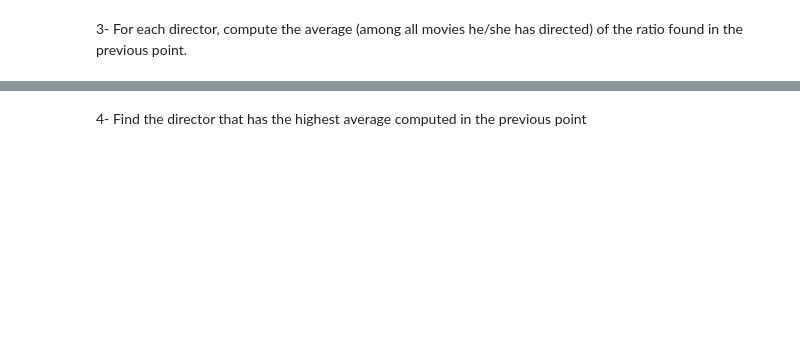
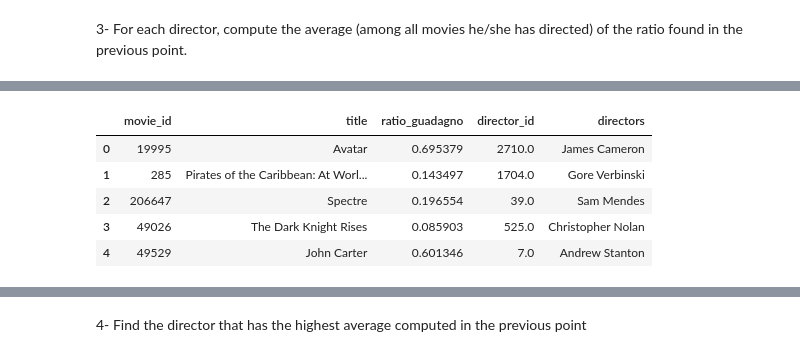
Before and after one commit to silviasantamaria/computerscience, a Jupyter notebook: NUOVO_PROJECT.ipynb, the cells around one changed output, grey strips where cells are left out. Drawn from its saved outputs; the diff is of its cells as text; code cells hidden in the pictures; blank space fills up the shorter version.

```diff
--- a/NUOVO_PROJECT.ipynb
+++ b/NUOVO_PROJECT.ipynb
@@ -561,8 +587,8 @@ totale.head()
 # %% [markdown]
 2- For each movie, compute the ratio between the attributed revenue of males and females in the cast
 # %%
-new_table = pd.merge(guadagno, attori.reset_index(), on='id')
-new_table = new_table[['title', 'id', 'name_x', 'guadagno','gender']]
+new_table = pd.merge(guadagno, attori.reset_index(), on='pers_id')
+new_table = new_table[['title', 'pers_id', 'name', 'guadagno','gender']]
 new_table = new_table[new_table['gender'] != 0.0]
 new_table = new_table.groupby(['title', 'gender']).sum()
 new_table = new_table.reset_index()[['title', 'gender', 'guadagno']]
@@ -587,5 +641,5 @@ tot_guadagni.head()
 3- For each director, compute the average (among all movies he/she has directed) of the ratio found in the previous point.
 # %%
 mf_ratio_movies = pd.merge(movie_id.reset_index(),tot_guadagni, on = 'title')
-mf_ratio_movies = mf_ratio_movies[['id', 'title', 'ratio_guadagno']]
+mf_ratio_movies = mf_ratio_movies[['movie_id', 'title', 'ratio_guadagno']]
 mf_ratio_movies.head()
@@ -592,5 +653,5 @@ mf_ratio_movies.head()
 # %%
 registi = crew_id[crew_id.job == 'Director']
-nomi_registi = pd.merge(registi.reset_index(), attori.reset_index(), on = 'id')
-nomi_registi = nomi_registi[['movie_id', 'id', 'name']]
+nomi_registi = pd.merge(registi.reset_index(), attori.reset_index(), on = 'pers_id')
+nomi_registi = nomi_registi[['movie_id', 'pers_id', 'name']]
 nomi_registi.head()
@@ -597,8 +665,15 @@ nomi_registi.head()
 # %%
-merged_table = pd.merge(mf_ratio_movies, nomi_registi, left_on = 'id', right_on = 'movie_id')
-merged_table = merged_table[['id_x', 'title', 'ratio_guadagno', 'id_y', 'name']]
-merged_table = merged_table.rename(index=str, columns={'id_x' : 'movie_id', 'id_y' : 'director_id', 'name' : 'directors'})
+merged_table = pd.merge(mf_ratio_movies, nomi_registi, on='movie_id')
+merged_table = merged_table[['movie_id', 'title', 'ratio_guadagno', 'pers_id', 'name']]
+merged_table = merged_table.rename(index=str, columns={ 'pers_id' : 'director_id', 'name' : 'directors'})
 merged_table.head()
+# %% [output]
+|  | movie_id | title | ratio_guadagno | director_id | directors |
+| 0 | 19995 | Avatar | 0.695379 | 2710.0 | James Cameron |
+| 1 | 285 | Pirates of the Caribbean: At Worl... | 0.143497 | 1704.0 | Gore Verbinski |
+| 2 | 206647 | Spectre | 0.196554 | 39.0 | Sam Mendes |
+| 3 | 49026 | The Dark Knight Rises | 0.085903 | 525.0 | Christopher Nolan |
+| 4 | 49529 | John Carter | 0.601346 | 7.0 | Andrew Stanton |
 # %%
 tot_ratio = merged_table.groupby('directors').sum()
 tot_ratio = tot_ratio.reset_index()
```
Also changed, not shown: parts of 18 cells of this notebook.
